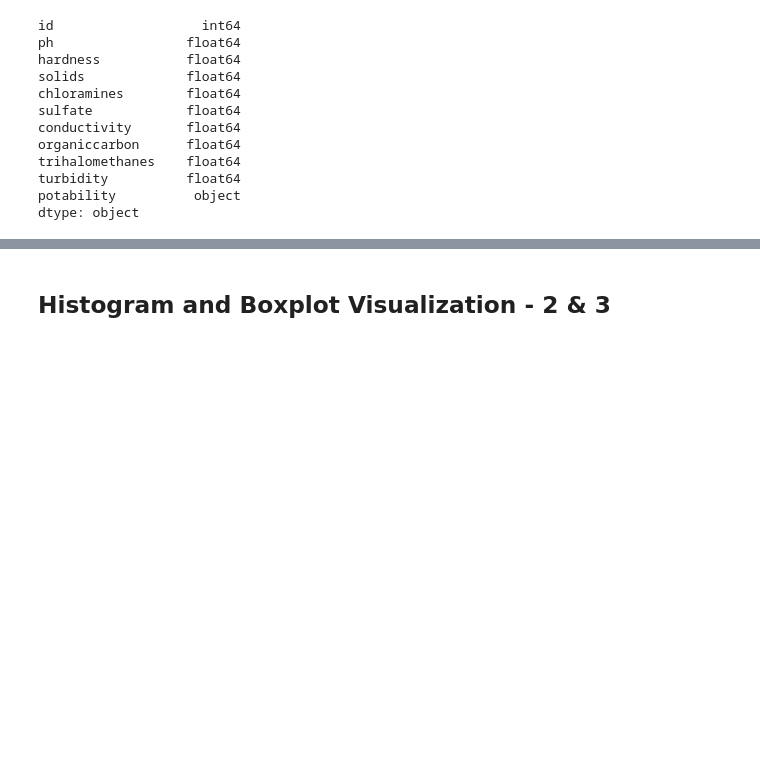
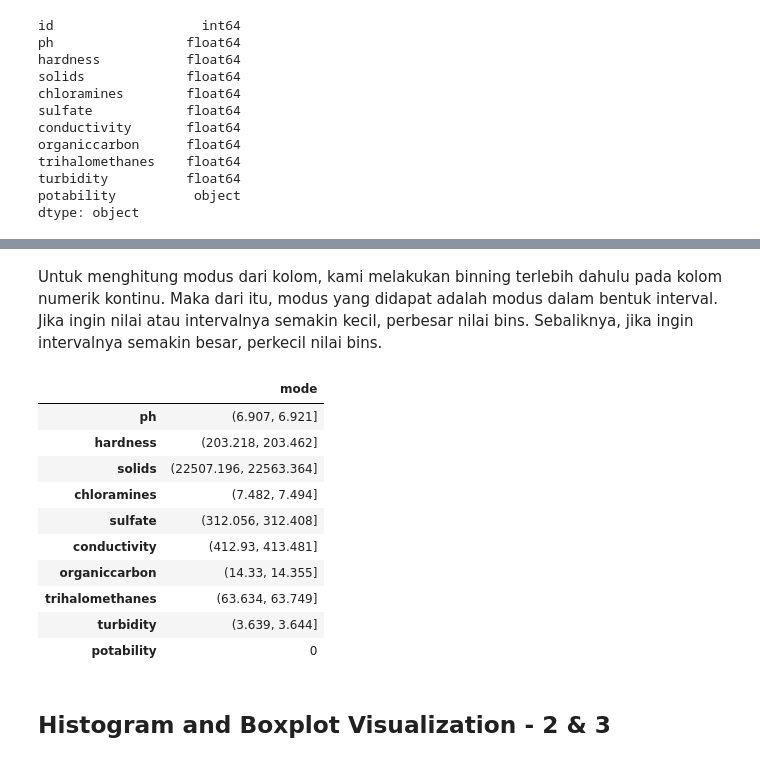
Before and after one commit to christojeffrey/water-potability-stats, a Jupyter notebook: ver2-khelli.ipynb, the cells around one changed output, grey strips where cells are left out. Drawn from its saved outputs; the diff is of its cells as text; code cells hidden in the pictures; blank space fills up the shorter version.

```diff
--- a/ver2-khelli.ipynb
+++ b/ver2-khelli.ipynb
@@ -112,3 +76,28 @@ df.mode()
+# %% [markdown]
+Untuk menghitung modus dari kolom, kami melakukan binning terlebih dahulu pada kolom numerik kontinu. Maka dari itu, modus yang didapat adalah modus dalam bentuk interval. Jika ingin nilai atau intervalnya semakin kecil, perbesar nilai bins. Sebaliknya, jika ingin intervalnya semakin besar, perkecil nilai bins.
+# %%
+bins = 1000
+modes = []
+for col in df.select_dtypes(include="float64"):
+    mode = pd.cut(df[col], bins=bins).mode()[0]
+    modes.append(mode)
+modes.append(df.potability.mode()[0])
+
+df_mode = pd.DataFrame(index=df.columns[1:])
+df_mode["mode"] = modes
+df_mode
+# %% [output]
+|  | mode |
+| ph | (6.907, 6.921] |
+| hardness | (203.218, 203.462] |
+| solids | (22507.196, 22563.364] |
+| chloramines | (7.482, 7.494] |
+| sulfate | (312.056, 312.408] |
+| conductivity | (412.93, 413.481] |
+| organiccarbon | (14.33, 14.355] |
+| trihalomethanes | (63.634, 63.749] |
+| turbidity | (3.639, 3.644] |
+| potability | 0 |
 # %% [markdown]
 ## Histogram and Boxplot Visualization - 2 & 3
 # %%
```
Also changed, not shown: parts of 19 cells of this notebook.
